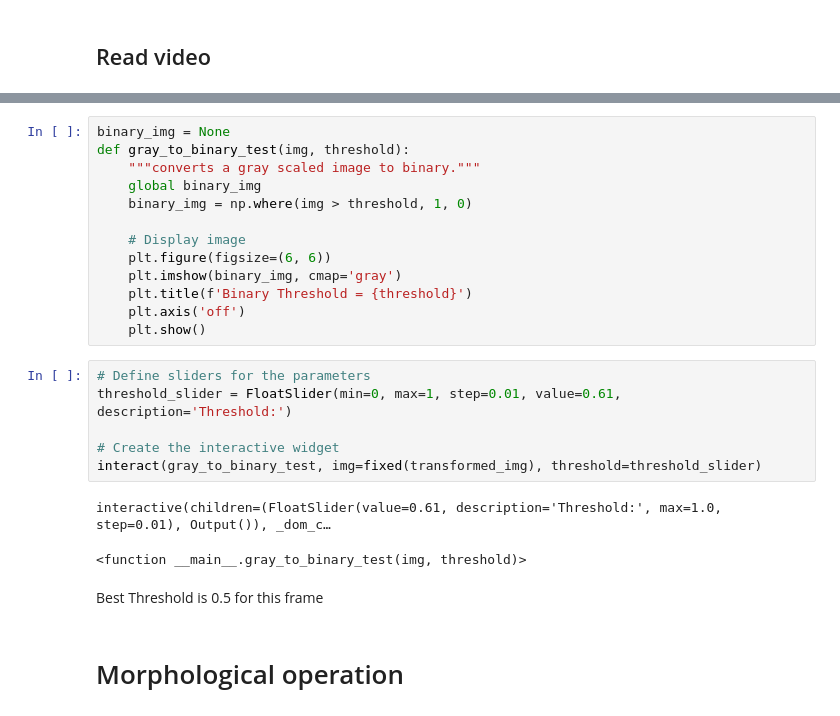
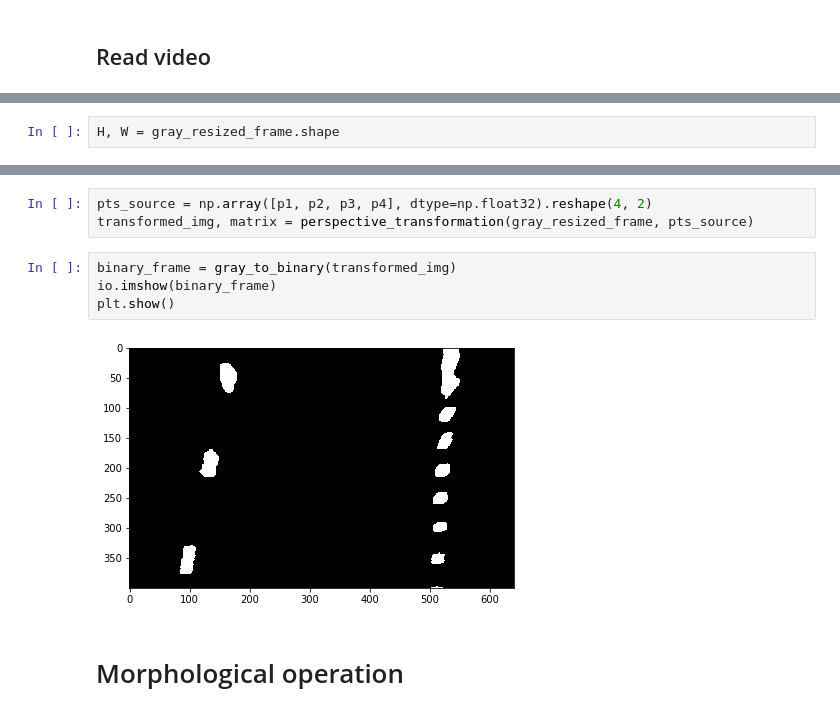
Before and after one commit to Ali-Hossam/Video-Lane-Detection, a Jupyter notebook: Lane Detection.ipynb, the cells around one changed output, grey strips where cells are left out. Drawn from its saved outputs; the diff is of its cells as text.

```diff
--- a/Lane Detection.ipynb
+++ b/Lane Detection.ipynb
@@ -126,0 +29,2 @@ plt.show()
+# %%
+H, W = gray_resized_frame.shape
@@ -309,27 +119,12 @@ interactive(children=(FloatSlider(value=1.1, description='Sigma:', max=5.0, min=
-# %%
-binary_img = None
-def gray_to_binary_test(img, threshold):
-    """converts a gray scaled image to binary."""
-    global binary_img
-    binary_img = np.where(img > threshold, 1, 0)
-
-    # Display image
-    plt.figure(figsize=(6, 6))
-    plt.imshow(binary_img, cmap='gray')
-    plt.title(f'Binary Threshold = {threshold}')
-    plt.axis('off')
-    plt.show()
-# %%
-# Define sliders for the parameters
-threshold_slider = FloatSlider(min=0, max=1, step=0.01, value=0.61, description='Threshold:')
-
-# Create the interactive widget
-interact(gray_to_binary_test, img=fixed(transformed_img), threshold=threshold_slider)
-# %% [output]
-interactive(children=(FloatSlider(value=0.61, description='Threshold:', max=1.0, step=0.01), Output()), _dom_c…
-<function __main__.gray_to_binary_test(img, threshold)>
-# %% [markdown]
-Best Threshold is 0.5 for this frame
+# %%
+pts_source = np.array([p1, p2, p3, p4], dtype=np.float32).reshape(4, 2)
+transformed_img, matrix = perspective_transformation(gray_resized_frame, pts_source)
+# %%
+binary_frame = gray_to_binary(transformed_img)
+io.imshow(binary_frame)
+plt.show()
+# %% [output]
+[figure, added]
 # %% [markdown]
 # Morphological operation
 # %%
```
Also changed, not shown: parts of 57 cells of this notebook, 5 other files.
